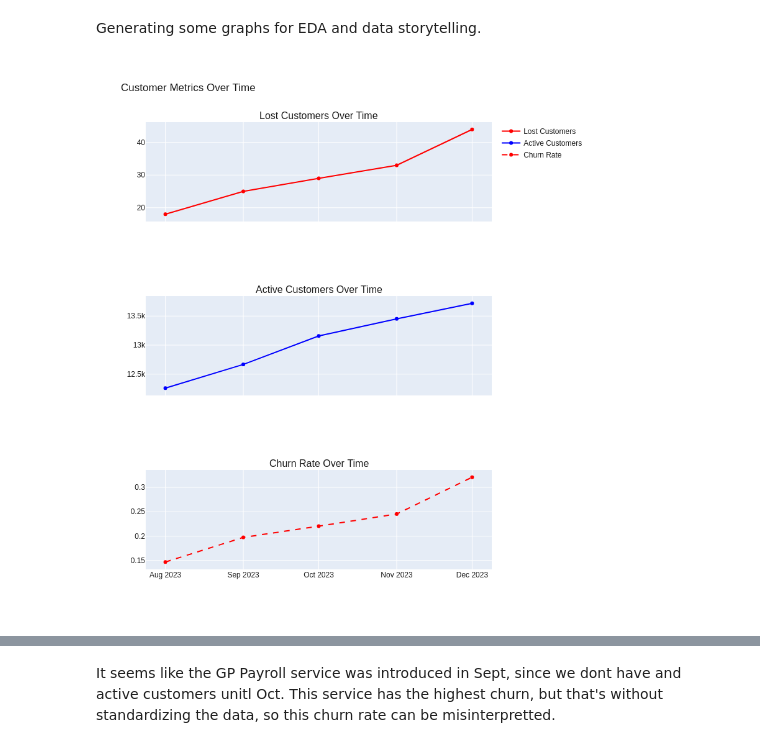
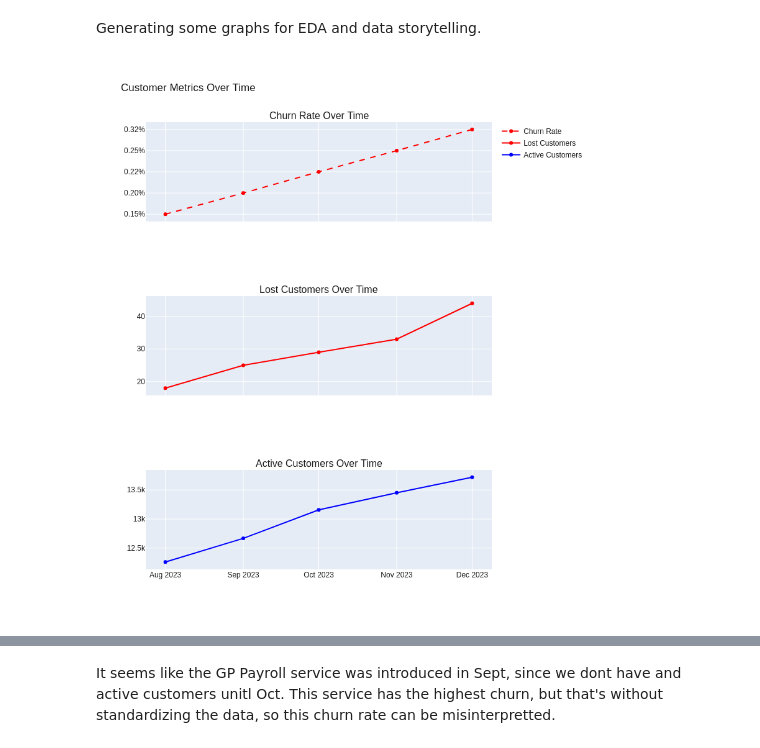
Before and after one commit to Laurenyoshizuka/sample_churn_retention_analysis, a Jupyter notebook: sample_churn_retention_analysis.ipynb, the cells around one changed output, grey strips where cells are left out. Drawn from its saved outputs; the diff is of its cells as text; code cells hidden in the pictures.

```diff
--- a/sample_churn_retention_analysis.ipynb
+++ b/sample_churn_retention_analysis.ipynb
@@ -538,54 +580,55 @@ Generating some graphs for EDA and data storytelling.
 # %%
 fig = make_subplots(
     rows=3, cols=1, shared_xaxes=True,
-    subplot_titles=('Lost Customers Over Time',
-                    'Active Customers Over Time',
-                    'Churn Rate Over Time')
+    subplot_titles=('Churn Rate Over Time',
+                    'Lost Customers Over Time',
+                    'Active Customers Over Time'
+                   )
+)
+fig.add_trace(
+    go.Scatter(
+        x=churn_data['MONTH'],
+        y=churn_data['churn_rate'].apply(lambda x: f"{x:0.2f}%"),
+        mode='lines+markers',
+        name='Churn Rate',
+        line=dict(color='red', dash='dash')
+    ),
+    row=1, col=1
 )
 fig.add_trace(
     go.Scatter(
         x=churn_data['MONTH'],
         y=churn_data['lost_customers_count'],
         mode='lines+markers',
         name='Lost Customers',
         line=dict(color='red')
     ),
-    row=1, col=1
+    row=2, col=1
 )
 fig.add_trace(
     go.Scatter(
         x=churn_data['MONTH'],
         y=churn_data['active_customers_count'],
         mode='lines+markers',
         name='Active Customers',
         line=dict(color='blue')
-    ),
-    row=2, col=1
-)
-fig.add_trace(
-    go.Scatter(
-        x=churn_data['MONTH'],
-        y=churn_data['churn_rate'],
-        mode='lines+markers',
-        name='Churn Rate',
-        line=dict(color='red', dash='dash')
     ),
     row=3, col=1
 )
 fig.update_layout(
     height=900,
     width=800,
     font=dict(
             family="Helvetica",
             size=12,
             color="#1b1b1b"
         ),
     title_text="Customer Metrics Over Time"
 )
 fig.write_image("customer_metrics_over_time.png")
 display(Image(filename="customer_metrics_over_time.png"))
 # %% [output]
-[figure, old version]
+[figure, new version]
 # %%
 fig = px.imshow(
     churn_by_service.pivot(index='name', columns='month', values='churn_rate'),
```
Also changed, not shown: parts of 9 cells of this notebook.
